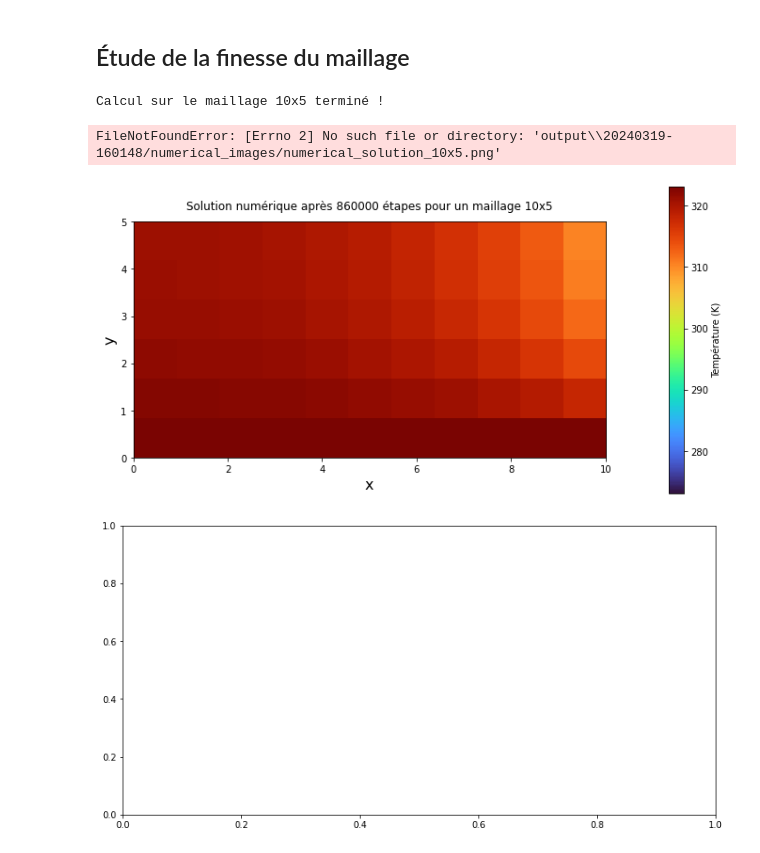
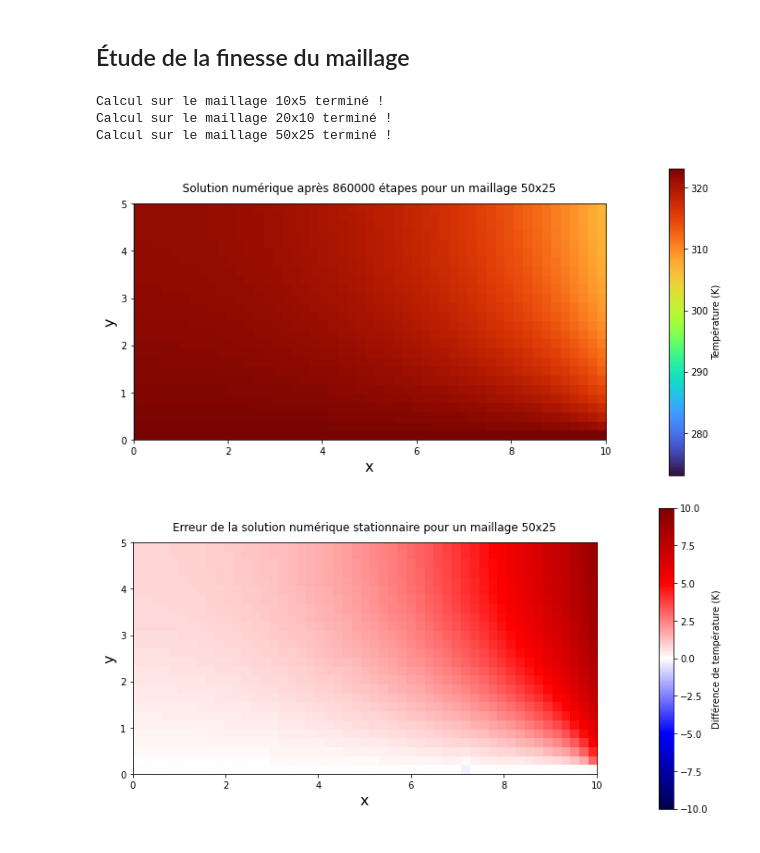
Before and after one commit to mboissiere/methodes-numeriques, a Jupyter notebook: da_capo.ipynb, the cells around one changed output. Saved outputs shown, nothing was run; the diff lists cells and outputs as text; code cells hidden in the pictures.

```diff
--- a/da_capo.ipynb
+++ b/da_capo.ipynb
@@ -477,11 +477,14 @@ echelles_N_y = [5, 10, 25] #, [50, 75, 100, 150, 250, 500, 750, 1000, 2500, 5000
 # echelles_N_x = [2*k for k in echelles_N_y]
 
 def mesh_size_variation(scales = echelles_N_y):
-    images_num = []
-    images_diff = []
+    #images_num = []
+    #images_diff = []
 
     fig_num, ax_num = plt.subplots(figsize=(12, 6))
     fig_diff, ax_diff = plt.subplots(figsize=(12, 6))
+
+    title_num = ax_num.text(0.5, 1.05, '', size=plt.rcParams["axes.titlesize"], ha="center", transform=ax_num.transAxes)
+    title_diff = ax_diff.text(0.5, 1.05, '', size=plt.rcParams["axes.titlesize"], ha="center", transform=ax_diff.transAxes)
 
     colorbar_num = None
     colorbar_diff = None
@@ -503,44 +506,47 @@ def mesh_size_variation(scales = echelles_N_y):
         im_num = ax_num.imshow(T_numerique, cmap='turbo', origin='lower', extent=[0, L_x, 0, L_y], vmin=T_a, vmax=T_1)
         ax_num.set_xlabel('x', fontsize = 16)
         ax_num.set_ylabel('y', fontsize = 16)
-        title_num = ax_num.text(0.5, 1.05, f'Solution numérique après {etapes} étapes pour un maillage {N_x}x{N_y}', size=plt.rcParams["axes.titlesize"], ha="center", transform=ax_num.transAxes)
-        if colorbar_num == None:
+        title_num.set_text(f'Solution numérique après {etapes} étapes pour un maillage {N_x}x{N_y}')
+        if colorbar_num is None:
             colorbar_num = fig_num.colorbar(im_num, ax=ax_num, label='Température (K)', pad=0.1)
-        images_num.append([im_num, title_num])
+        # images_num.append([im_num, title_num])
 
         # Save numerical solution image
         fig_num.savefig(f'{folder_path}/numerical_images/numerical_solution_{N_x}x{N_y}.png')
 
         im_diff = ax_diff.imshow(T_delta, cmap='seismic', origin='lower', extent=[0, L_x, 0, L_y], vmin=-10, vmax=10)
         ax_diff.set_xlabel('x', fontsize = 16)
         ax_diff.set_ylabel('y', fontsize = 16)
-        title_diff = ax_diff.text(0.5, 1.05, f'Erreur de la solution numérique stationnaire pour un maillage {N_x}x{N_y}', size=plt.rcParams["axes.titlesize"], ha="center", transform=ax_diff.transAxes)
-        if colorbar_diff == None:
+        title_diff.set_text(f'Erreur de la solution numérique stationnaire pour un maillage {N_x}x{N_y}')
+        if colorbar_diff is None:
             colorbar_diff = fig_diff.colorbar(im_diff, ax=ax_diff, label='Différence de température (K)', pad=0.1)
-        images_diff.append([im_diff, title_diff])
+        # images_diff.append([im_diff, title_diff])
 
         # Save error image
         fig_diff.savefig(f'{folder_path}/error_images/error_{N_x}x{N_y}.png')
 
-    # Duplication des dernières images pour avoir une pause sur la fin de l'animation
+    '''# Duplication des dernières images pour avoir une pause sur la fin de l'animation
     images_num.append([im_num, title_num])
     images_diff.append([im_diff, title_diff])
 
     animatedPlot = animation.ArtistAnimation(fig_num, images_num, interval=1000, blit=True)
     animatedPlot.save(f'{folder_path}/animation_numerique_spatiale.mp4', writer='ffmpeg')
 
     animatedPlot = animation.ArtistAnimation(fig_diff, images_diff, interval=1000, blit=True)
-    animatedPlot.save(f'{folder_path}/animation_erreur_spatiale.mp4', writer='ffmpeg')
+    animatedPlot.save(f'{folder_path}/animation_erreur_spatiale.mp4', writer='ffmpeg')'''
 
 mesh_size_variation()
 # Dans l'idéal il faudrait : vraiment séparer tout ce qui est séparable
 # Typiquement ici il y a une redondance parce qu'on a mal calibré les fonctions
 # qui calculent T numériques, qui plottent un delta...
 # et aussi on n'a pas libre choix de L_x et L_y, fin on est parti du principe
 # qu'on prend x = 2y mais on devrait pouvoir le changer librement en haut et que ça
 # se répercute... Bref, mais en attendant ça fait le taf.
+
+'''L'animation ne marche pas, tant pis pour si peu d'images.'''
 # %% [output]
 Calcul sur le maillage 10x5 terminé !
+Calcul sur le maillage 20x10 terminé !
+Calcul sur le maillage 50x25 terminé !
-FileNotFoundError: [Errno 2] No such file or directory: 'output\\20240319-160148/numerical_images/numerical_solution_10x5.png'
-[figure, old version]
+[figure, new version]
-[figure, old version]
+[figure, new version]
```
Also changed, not shown: 49 other files.
